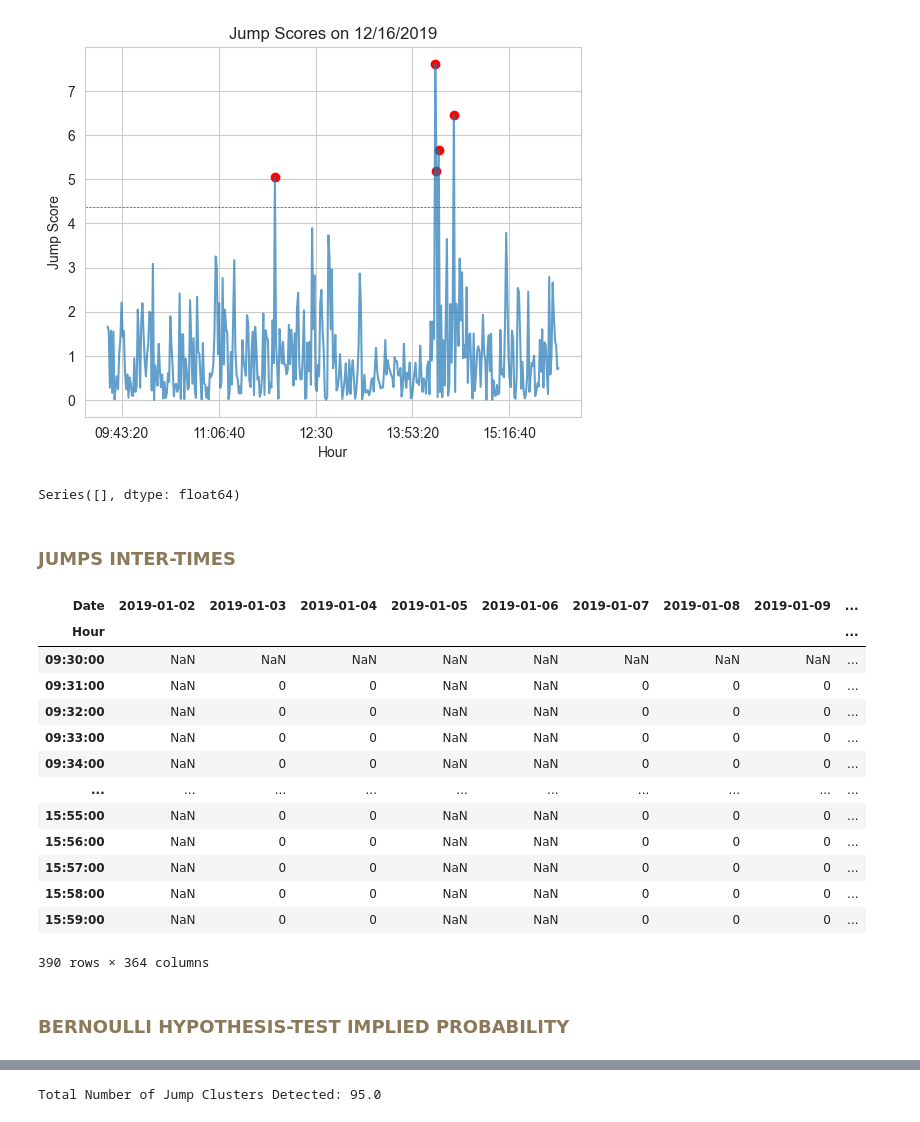
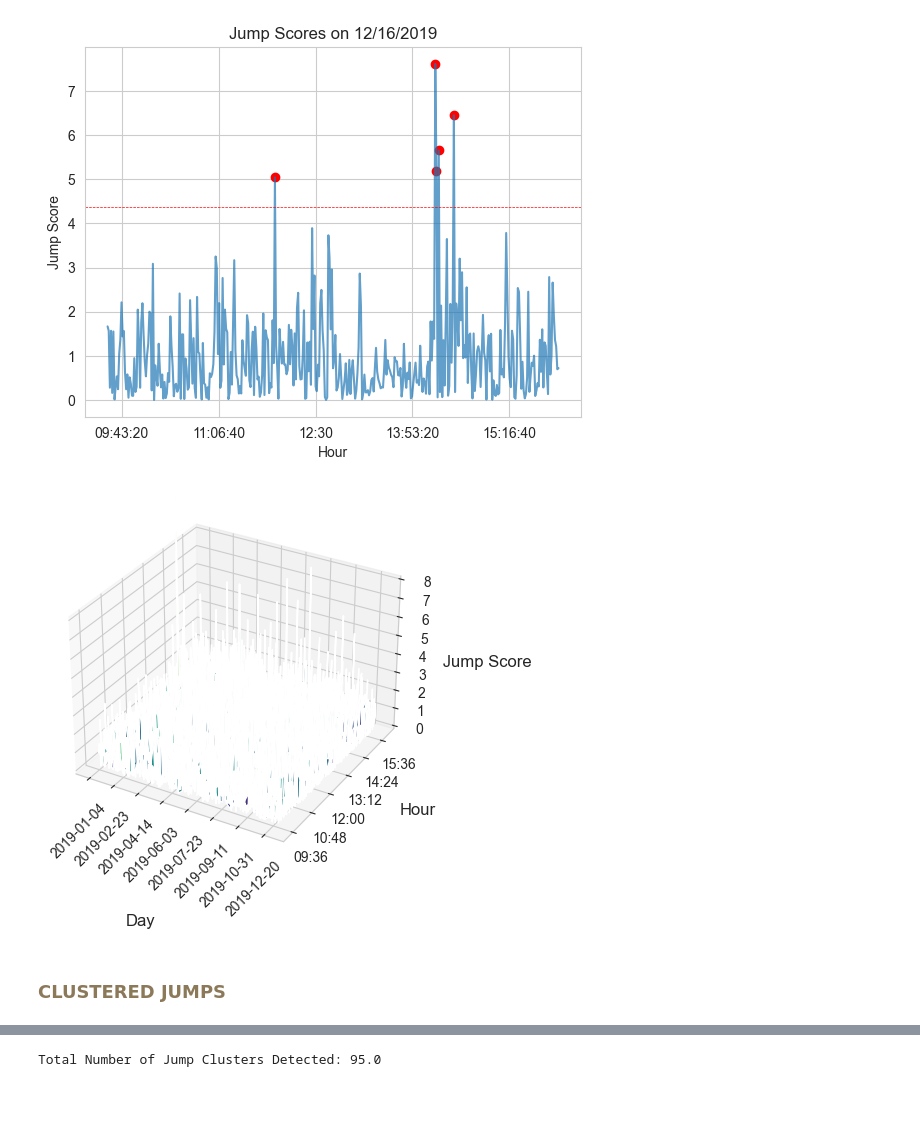
Before and after one commit to f-montenegro/ADIA-Exogenous-Information-in-HFT, a Jupyter notebook: L2_Execution/pipeline_example.ipynb, the cells around one changed output, grey strips where cells are left out. Cells and saved outputs as stored; diff of their text form; code cells hidden in the pictures.

```diff
--- a/L2_Execution/pipeline_example.ipynb
+++ b/L2_Execution/pipeline_example.ipynb
@@ -46,5 +68,4 @@ df_prices
 <H3 style="color:#8B7959">RETURNS</H3>
 # %%
 # Calculate returns
-df_returns = pipeline.returns(df_input=df_prices)
-df_returns
+df_returns.map(lambda x: '{:.6f}'.format(x).rstrip('0').rstrip('.'))
@@ -52,5 +88,4 @@ df_returns
 <H3 style="color:#8B7959">BIPOWER VARIATION</H3>
 # %%
 # Calculate bipower variation
-df_bipower_variation = pipeline.rolling_bipower_variation(df_input=df_returns, K=390)
-df_bipower_variation
+np.sqrt(df_bipower_variation)
@@ -160,31 +213,47 @@ ax.axhline(y=4.36, color='red', linestyle='--', lw=0.5, label='Threshold')
 plt.show()
 # %% [output]
 [figure]
-# %%
-df_threshold.unstack().dropna()[df_threshold.unstack().dropna() == np.inf]
-# %% [output]
-Series([], dtype: float64)
-# %% [markdown]
-<H3 style="color:#8B7959">JUMPS INTER-TIMES</H3>
+# %%
+fig = plt.figure()
+ax = fig.add_subplot(111, projection='3d')
+
+x_indices = pd.to_datetime(df_jump_score.columns, format='%Y-%m-%d')
+y_indices = pd.to_datetime(df_jump_score.index, format='%H:%M:%S')
+
+# Convert datetime values to numerical values
+x_values = mdates.date2num(x_indices)
+y_values = mdates.date2num(y_indices)
+
+X, Y = np.meshgrid(x_values, y_values)
+
+Z = np.abs(df_jump_score.values)
+
+ax.plot_surface(X, Y, Z, cmap='viridis')
+
+ax.xaxis.set_major_formatter(mdates.DateFormatter('%Y-%m-%d'))
+ax.yaxis.set_major_formatter(mdates.DateFormatter('%H:%M'))
+
+ax.tick_params(axis='x', labelrotation=45)
+ax.tick_params(axis='y', labelrotation=0)
+
+x_label = 'Day'
+ax.text2D(0.25, -0.15, x_label, transform=ax.transAxes, fontsize=12, verticalalignment='center', horizontalalignment='center')
+
+y_label = 'Hour'
+ax.text2D(1.0, 0.15, y_label, transform=ax.transAxes, fontsize=12, verticalalignment='center', horizontalalignment='center')
+
+z_label = '      Jump Score'
+ax.text2D(1.15, 0.55, z_label, transform=ax.transAxes, fontsize=12, verticalalignment='center', horizontalalignment='center')
+
+ax.set_zlim(0, 8)
+
+plt.show()
+# %% [output]
+[figure, added]
+# %% [markdown]
+<H3 style="color:#8B7959">CLUSTERED JUMPS</H3>
 # %%
 df_inter_times = clusters.calculate_jump_inter_times(df_input=df_jumps, list_input=list_dates_w_jumps)
-df_inter_times
+# df_inter_times
-# %% [output]
-| Date | 2019-01-02 | 2019-01-03 | 2019-01-04 | 2019-01-05 | 2019-01-06 | 2019-01-07 | 2019-01-08 | 2019-01-09 | ... |
-| Hour |  |  |  |  |  |  |  |  | ... |
-| 09:30:00 | NaN | NaN | NaN | NaN | NaN | NaN | NaN | NaN | ... |
-| 09:31:00 | NaN | 0 | 0 | NaN | NaN | 0 | 0 | 0 | ... |
-| 09:32:00 | NaN | 0 | 0 | NaN | NaN | 0 | 0 | 0 | ... |
-| 09:33:00 | NaN | 0 | 0 | NaN | NaN | 0 | 0 | 0 | ... |
-| 09:34:00 | NaN | 0 | 0 | NaN | NaN | 0 | 0 | 0 | ... |
-| ... | ... | ... | ... | ... | ... | ... | ... | ... | ... |
-| 15:55:00 | NaN | 0 | 0 | NaN | NaN | 0 | 0 | 0 | ... |
-| 15:56:00 | NaN | 0 | 0 | NaN | NaN | 0 | 0 | 0 | ... |
-| 15:57:00 | NaN | 0 | 0 | NaN | NaN | 0 | 0 | 0 | ... |
-| 15:58:00 | NaN | 0 | 0 | NaN | NaN | 0 | 0 | 0 | ... |
-| 15:59:00 | NaN | 0 | 0 | NaN | NaN | 0 | 0 | 0 | ... |
-390 rows × 364 columns
-# %% [markdown]
-<H3 style="color:#8B7959">BERNOULLI HYPOTHESIS-TEST IMPLIED PROBABILITY</H3>
 # %%
 df_bernoulli_p = clusters.bernoulli_trials_p(df_input=df_jumps, rolling_window=7800) # Fix prob 0 which makes threshold inf
```
Also changed, not shown: parts of 40 cells of this notebook.
